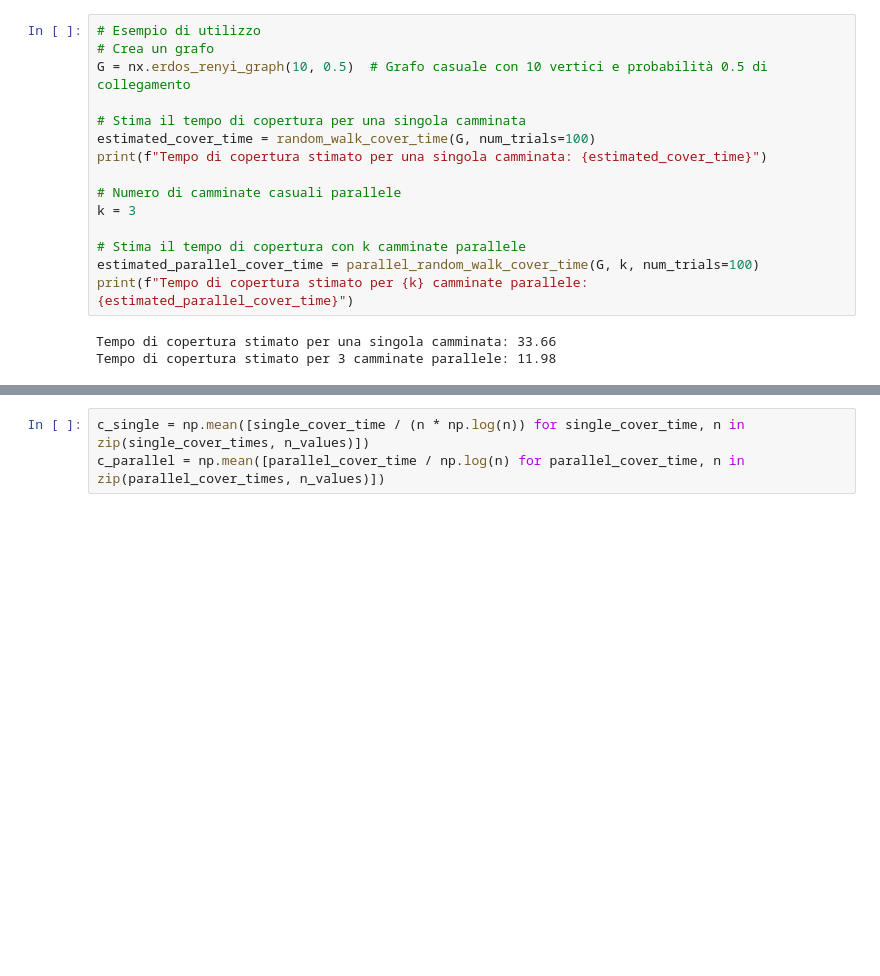
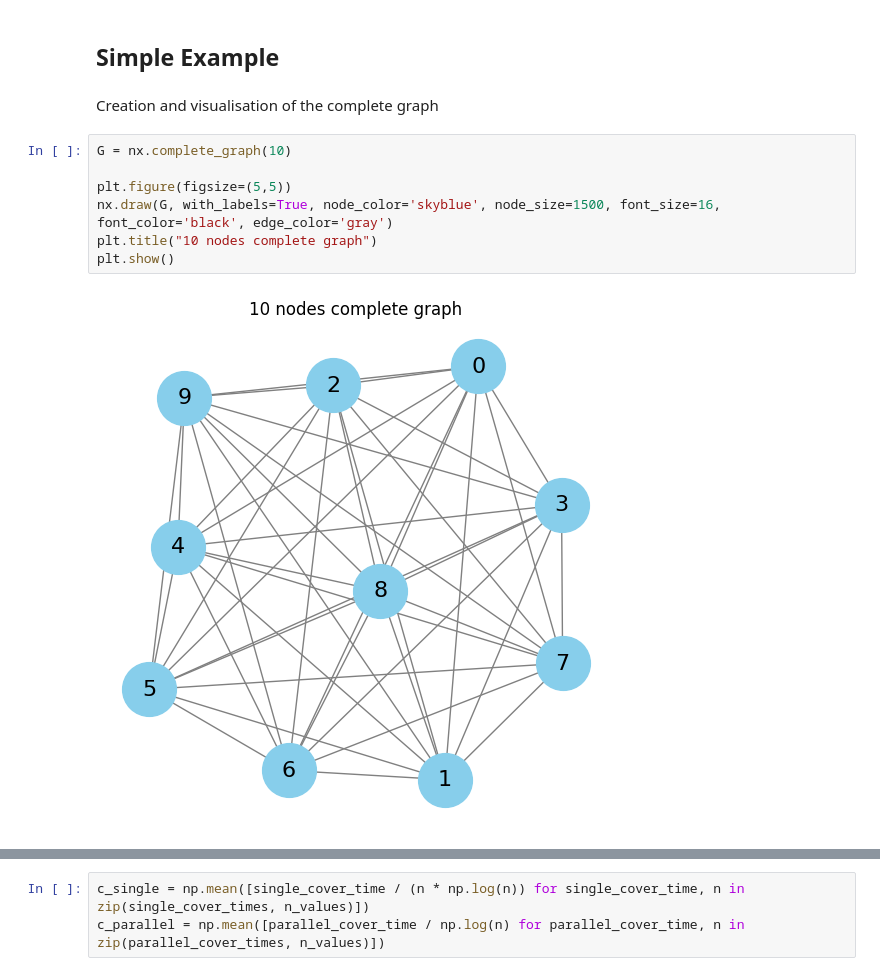
Before and after one commit to filippovicentini/single-vs-parallel-random-walk, a Jupyter notebook: random_walk.ipynb, the cells around one changed output, grey strips where cells are left out. Cells and saved outputs as stored; diff of their text form; blank space fills up the shorter version.

```diff
--- a/random_walk.ipynb
+++ b/random_walk.ipynb
@@ -118,19 +91,14 @@ def parallel_random_walk_cover_time(G, k, num_trials=100):
     return max_expected_cover_time
-# %%
-# Esempio di utilizzo
-# Crea un grafo
-G = nx.erdos_renyi_graph(10, 0.5)  # Grafo casuale con 10 vertici e probabilità 0.5 di collegamento
-
-# Stima il tempo di copertura per una singola camminata
-estimated_cover_time = random_walk_cover_time(G, num_trials=100)
-print(f"Tempo di copertura stimato per una singola camminata: {estimated_cover_time}")
-
-# Numero di camminate casuali parallele
-k = 3
-
-# Stima il tempo di copertura con k camminate parallele
-estimated_parallel_cover_time = parallel_random_walk_cover_time(G, k, num_trials=100)
-print(f"Tempo di copertura stimato per {k} camminate parallele: {estimated_parallel_cover_time}")
-# %% [output]
-Tempo di copertura stimato per una singola camminata: 33.66
-Tempo di copertura stimato per 3 camminate parallele: 11.98
+# %% [markdown]
+## Simple Example
+# %% [markdown]
+Creation and visualisation of the complete graph
+# %%
+G = nx.complete_graph(10)
+
+plt.figure(figsize=(5,5))
+nx.draw(G, with_labels=True, node_color='skyblue', node_size=1500, font_size=16, font_color='black', edge_color='gray')
+plt.title("10 nodes complete graph")
+plt.show()
+# %% [output]
+[figure, added]
```
Also changed, not shown: parts of 20 cells of this notebook.
